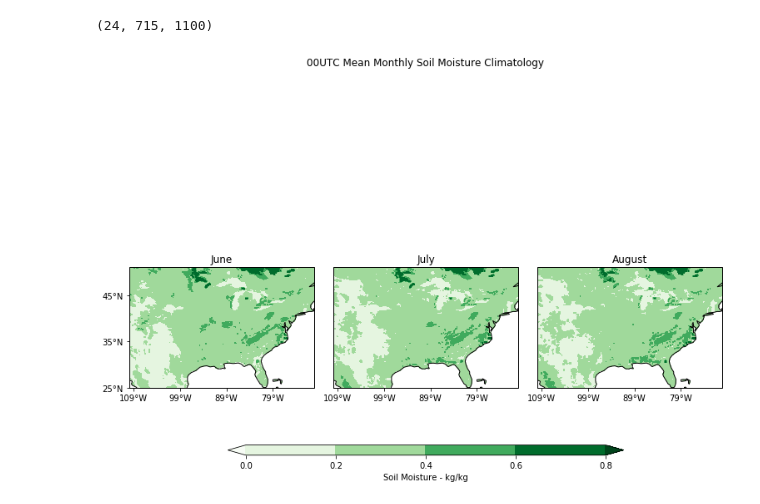
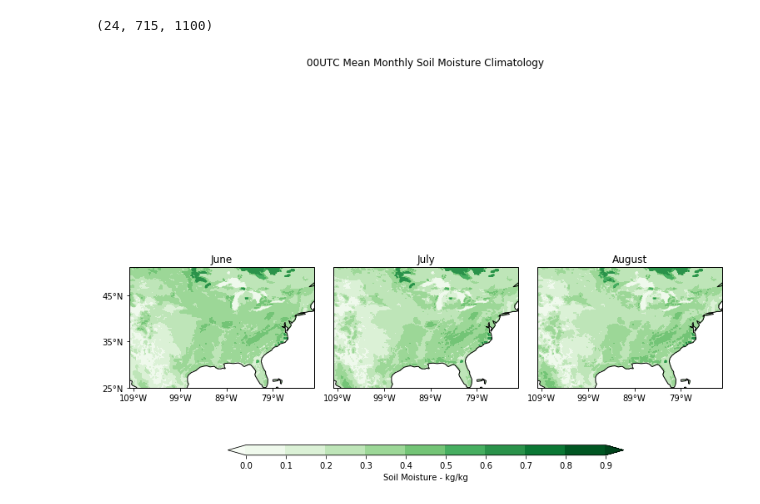
Before and after one commit to rgaal/clim680, a Jupyter notebook: HW2_Rgaal.ipynb, the cells around one changed output. Cells and saved outputs as stored; diff of their text form; code cells hidden in the pictures.

Commit message:
Rachel Gaal Homework 2 Climatology Plot

```diff
--- a/HW2_Rgaal.ipynb
+++ b/HW2_Rgaal.ipynb
@@ -110,32 +110,32 @@ juneave.shape
 (24, 715, 1100)
 # %%
 #lon and lat were defined in the function diurnal
-clevs=arange(0,1,0.2)
+clevs=arange(0,1,0.1)
 titles=['June','July','August']
 
 fig,axs=plt.subplots(nrows=1,ncols=3,subplot_kw={'projection': ccrs.PlateCarree()},figsize=(11,8.5))
 axs=axs.flatten()
 for i,j in enumerate([juneave,julyave,augave]):
     data=j[0,:,:]
     cs=axs[i].contourf(lon,lat,data,clevs,transform=ccrs.PlateCarree(),cmap='Greens',extend='both')
 
     #Longitude
     axs[i].set_xticks(arange(-109,-70,10),crs=ccrs.PlateCarree())
     lon_formatter=cticker.LongitudeFormatter()
     axs[i].xaxis.set_major_formatter(lon_formatter)
 
     #Latitude
     if (i == 0):
         axs[i].set_yticks(arange(25,50,10),crs=ccrs.PlateCarree())
         lat_formatter=cticker.LatitudeFormatter()
         axs[i].yaxis.set_major_formatter(lat_formatter)
 
     axs[i].coastlines()
     axs[i].set_title(titles[i])
 
 fig.suptitle('00UTC Mean Monthly Soil Moisture Climatology')
 fig.subplots_adjust(bottom=0.3,top=0.6,left=0.05,right=0.95,wspace=0.1,hspace=0)
 cbar_ax=fig.add_axes([0.2,0.2,0.6,0.02]) #horizontalpos,verticalpos,horizontalextent,verticalextent
 cbar=fig.colorbar(cs,cax=cbar_ax,orientation='horizontal',label='Soil Moisture - kg/kg')
 # %% [output]
-[figure, old version]
+[figure, new version]
```
